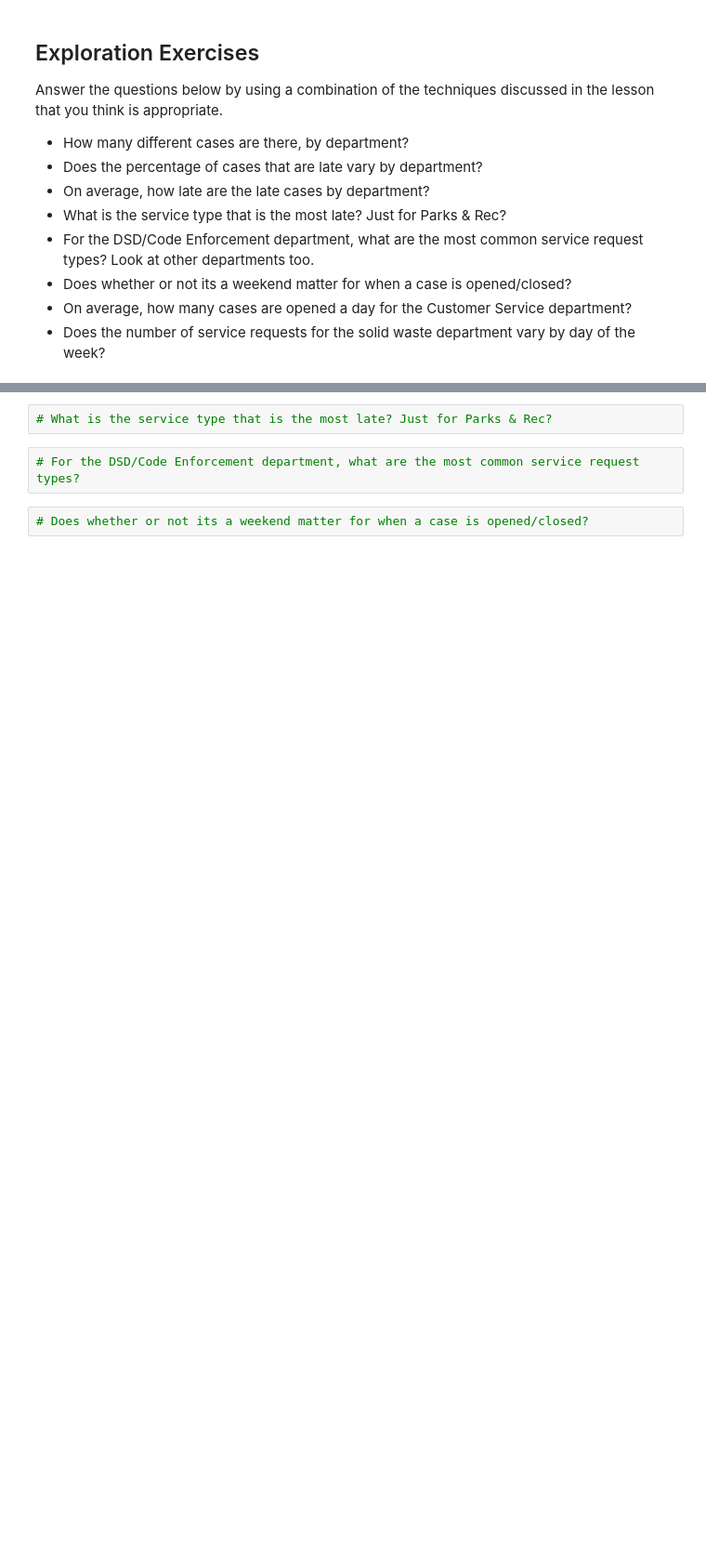
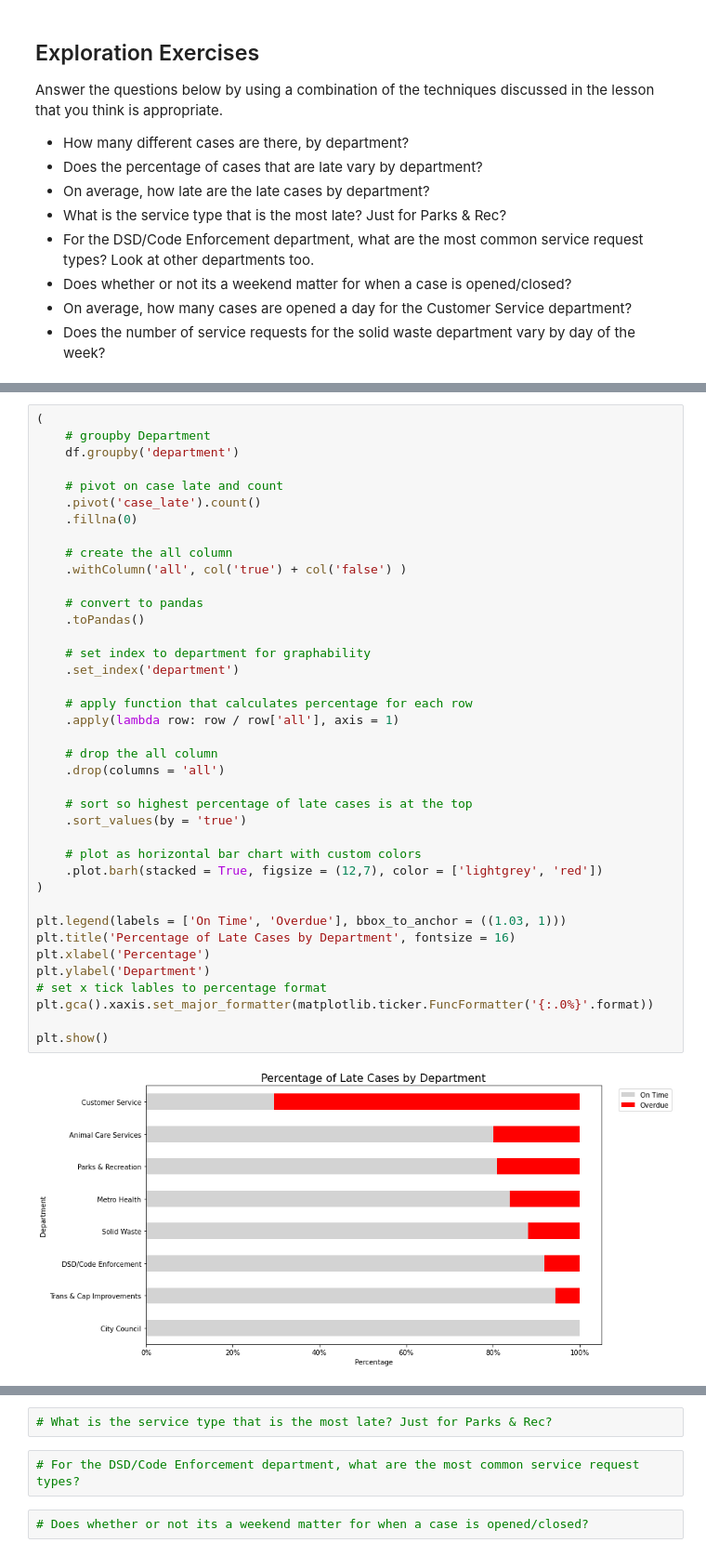
Before and after one commit to nicholas-dougherty/spark-exercises, a Jupyter notebook: explore.ipynb, the cells around one changed output, grey strips where cells are left out. Shown at 93% size. Drawn from its saved outputs; the diff is of its cells as text; blank space fills up the shorter version.

```diff
--- a/explore.ipynb
+++ b/explore.ipynb
@@ -35,0 +133,41 @@ TypeError: wrangle_311() missing 1 required positional argument: 'spark'
+# %%
+(
+    # groupby Department
+    df.groupby('department')
+
+    # pivot on case late and count
+    .pivot('case_late').count()
+    .fillna(0)
+
+    # create the all column
+    .withColumn('all', col('true') + col('false') )
+
+    # convert to pandas
+    .toPandas()
+
+    # set index to department for graphability
+    .set_index('department')
+
+    # apply function that calculates percentage for each row
+    .apply(lambda row: row / row['all'], axis = 1)
+
+    # drop the all column
+    .drop(columns = 'all')
+
+    # sort so highest percentage of late cases is at the top
+    .sort_values(by = 'true')
+
+    # plot as horizontal bar chart with custom colors
+    .plot.barh(stacked = True, figsize = (12,7), color = ['lightgrey', 'red'])
+)
+
+plt.legend(labels = ['On Time', 'Overdue'], bbox_to_anchor = ((1.03, 1)))
+plt.title('Percentage of Late Cases by Department', fontsize = 16)
+plt.xlabel('Percentage')
+plt.ylabel('Department')
+# set x tick lables to percentage format
+plt.gca().xaxis.set_major_formatter(matplotlib.ticker.FuncFormatter('{:.0%}'.format))
+
+plt.show()
+# %% [output]
+[figure, added]
```
Also changed, not shown: parts of 10 cells of this notebook.
